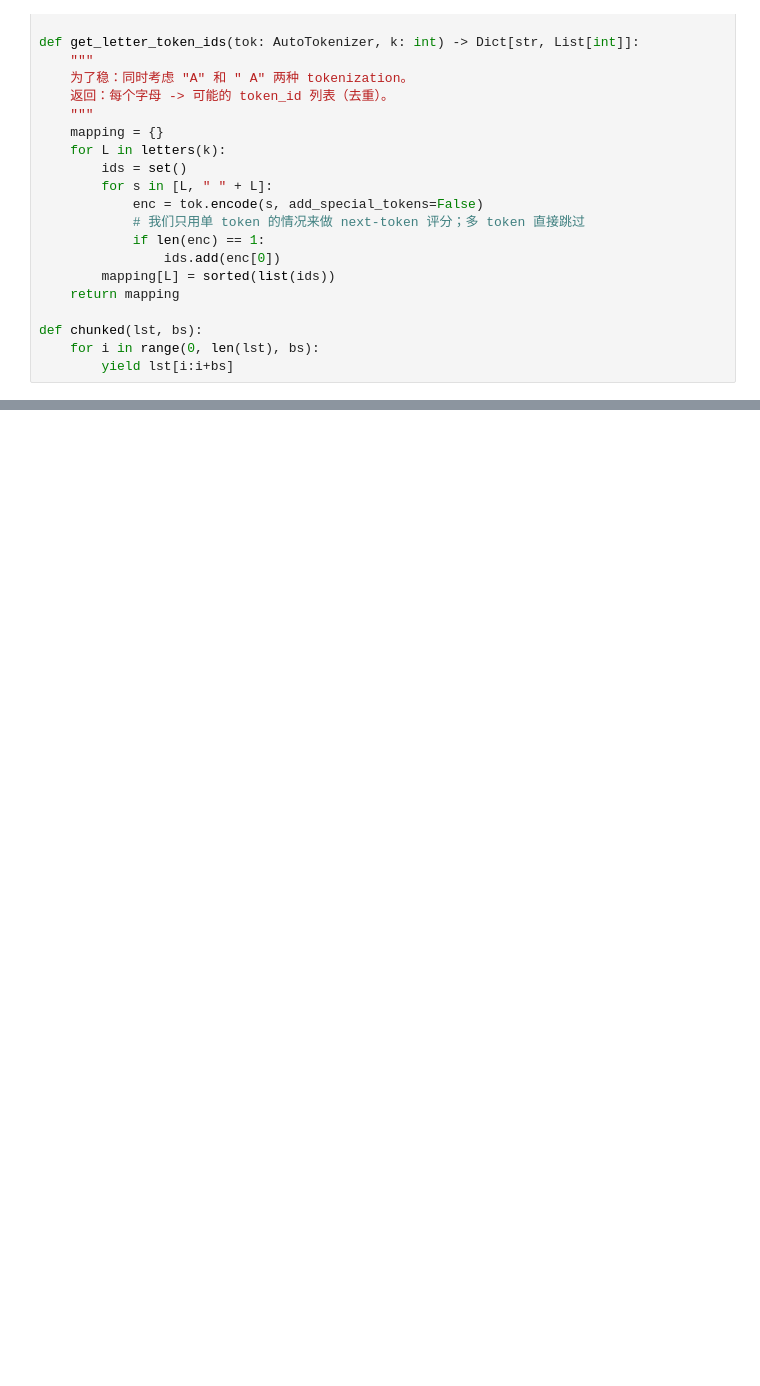
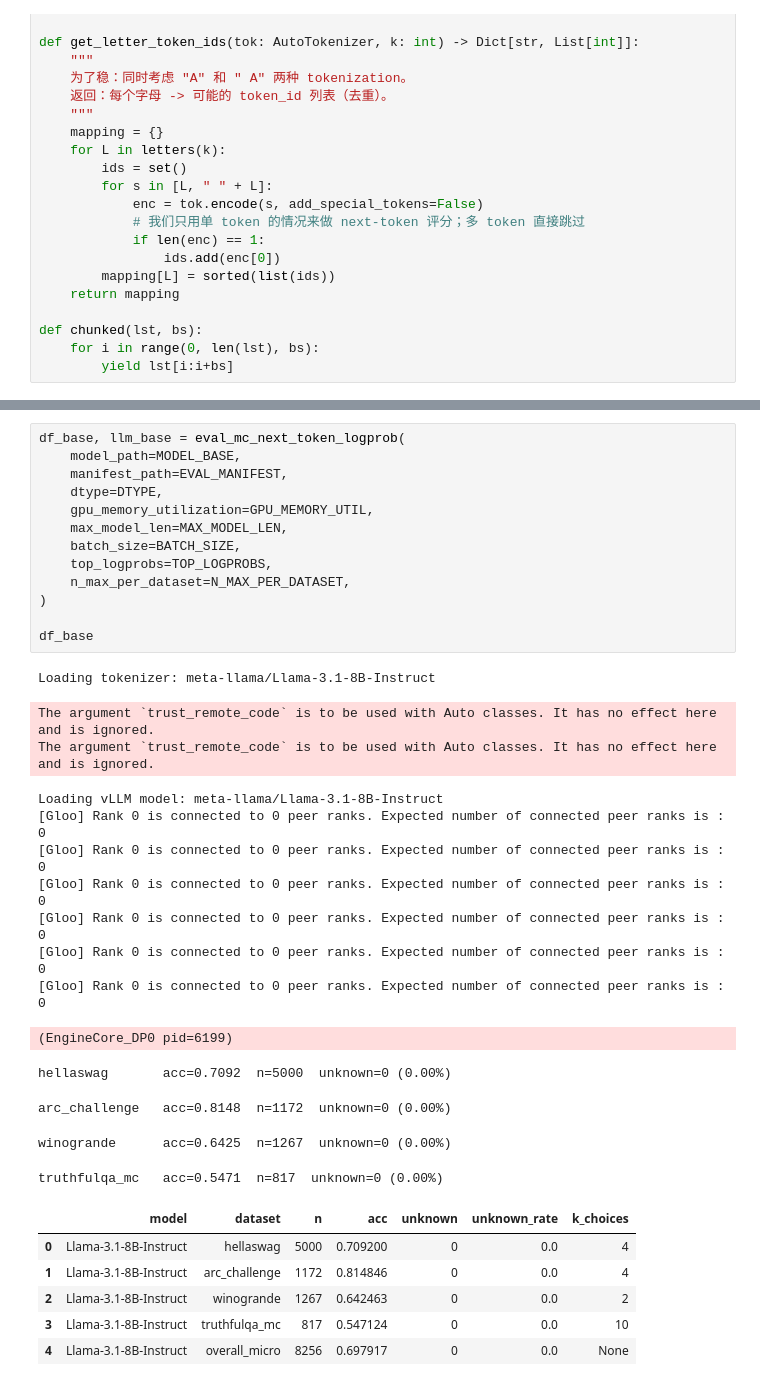
Before and after one commit to DominicTzu/llama3.1-8b-quantization, a Jupyter notebook: pre_quant_eval/eval.ipynb, the cells around one changed output, grey strips where cells are left out. Cells and saved outputs as stored; diff of their text form; blank space fills up the shorter version.

```diff
--- a/pre_quant_eval/eval.ipynb
+++ b/pre_quant_eval/eval.ipynb
@@ -247,0 +336,35 @@ print("Released KD model.")
+# %%
+df_base, llm_base = eval_mc_next_token_logprob(
+    model_path=MODEL_BASE,
+    manifest_path=EVAL_MANIFEST,
+    dtype=DTYPE,
+    gpu_memory_utilization=GPU_MEMORY_UTIL,
+    max_model_len=MAX_MODEL_LEN,
+    batch_size=BATCH_SIZE,
+    top_logprobs=TOP_LOGPROBS,
+    n_max_per_dataset=N_MAX_PER_DATASET,
+)
+
+df_base
+# %% [output]
+Loading tokenizer: meta-llama/Llama-3.1-8B-Instruct
+The argument `trust_remote_code` is to be used with Auto classes. It has no effect here and is ignored.
+The argument `trust_remote_code` is to be used with Auto classes. It has no effect here and is ignored.
+Loading vLLM model: meta-llama/Llama-3.1-8B-Instruct
+[Gloo] Rank 0 is connected to 0 peer ranks. Expected number of connected peer ranks is : 0
+[Gloo] Rank 0 is connected to 0 peer ranks. Expected number of connected peer ranks is : 0
+[Gloo] Rank 0 is connected to 0 peer ranks. Expected number of connected peer ranks is : 0
+[Gloo] Rank 0 is connected to 0 peer ranks. Expected number of connected peer ranks is : 0
+[Gloo] Rank 0 is connected to 0 peer ranks. Expected number of connected peer ranks is : 0
+[Gloo] Rank 0 is connected to 0 peer ranks. Expected number of connected peer ranks is : 0
+(EngineCore_DP0 pid=6199)
+hellaswag       acc=0.7092  n=5000  unknown=0 (0.00%)
+arc_challenge   acc=0.8148  n=1172  unknown=0 (0.00%)
+winogrande      acc=0.6425  n=1267  unknown=0 (0.00%)
+truthfulqa_mc   acc=0.5471  n=817  unknown=0 (0.00%)
+|  | model | dataset | n | acc | unknown | unknown_rate | k_choices |
+| 0 | Llama-3.1-8B-Instruct | hellaswag | 5000 | 0.709200 | 0 | 0.0 | 4 |
+| 1 | Llama-3.1-8B-Instruct | arc_challenge | 1172 | 0.814846 | 0 | 0.0 | 4 |
+| 2 | Llama-3.1-8B-Instruct | winogrande | 1267 | 0.642463 | 0 | 0.0 | 2 |
+| 3 | Llama-3.1-8B-Instruct | truthfulqa_mc | 817 | 0.547124 | 0 | 0.0 | 10 |
+| 4 | Llama-3.1-8B-Instruct | overall_micro | 8256 | 0.697917 | 0 | 0.0 | None |
```
Also changed, not shown: parts of 11 cells of this notebook, 5 other files.
